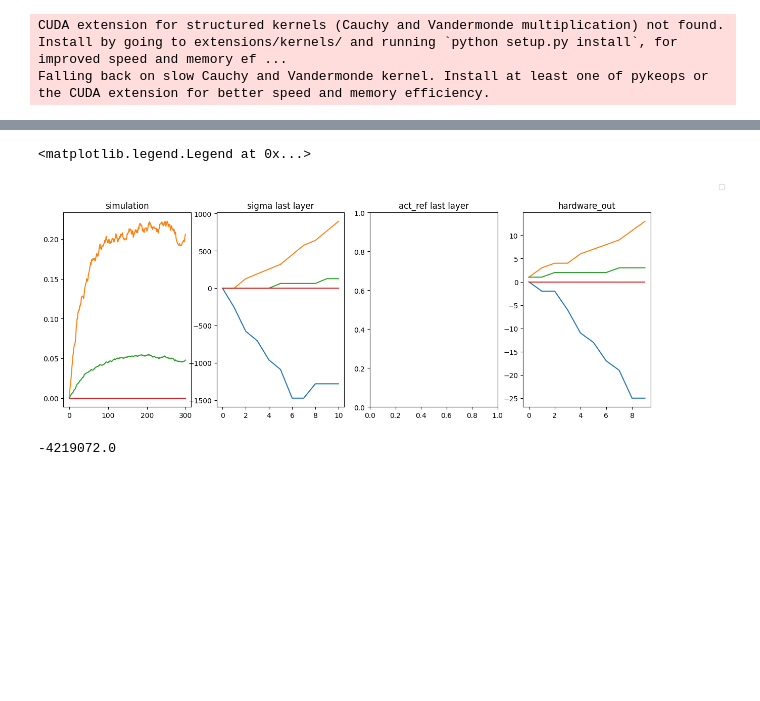
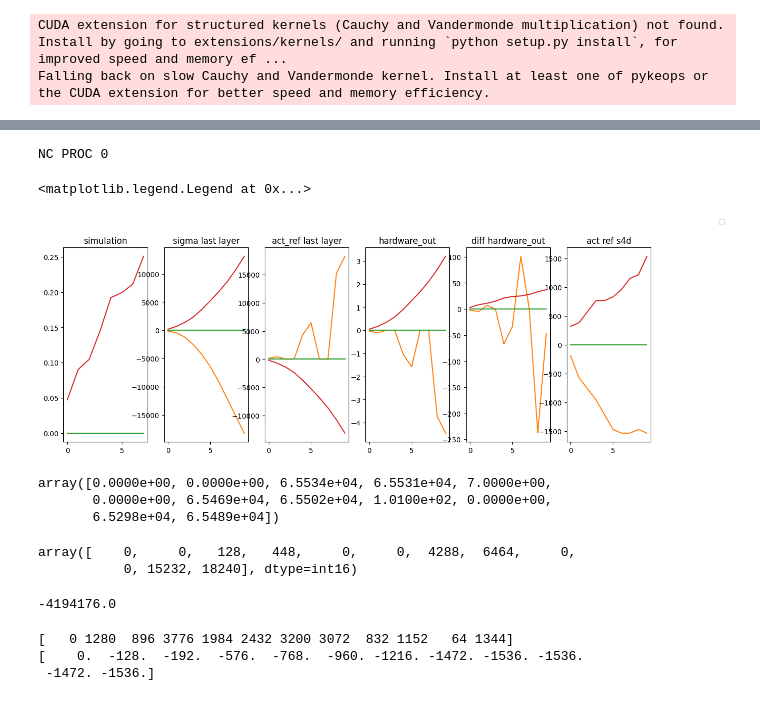
Before and after one commit to lava-nc/lava-dl, a Jupyter notebook: src/lava/lib/dl/slayer/state_space_models/sCIFAR/debugging_notebook.ipynb, the cells around one changed output, grey strips where cells are left out. Saved outputs shown, nothing was run; the diff lists cells and outputs as text; code cells hidden in the pictures; blank space fills up the shorter version.

```diff
--- a/src/lava/lib/dl/slayer/state_space_models/sCIFAR/debugging_notebook.ipynb
+++ b/src/lava/lib/dl/slayer/state_space_models/sCIFAR/debugging_notebook.ipynb
@@ -36,8 +36,8 @@ Falling back on slow Cauchy and Vandermonde kernel. Install at least one of pyke
 # %%
 batch_size = 1
 inp_dim = 4
-actual_inp = 3
-L = 300 # sequence length
+actual_inp = inp_dim
+L = 10 # sequence length
 dropout = 0
 inp = torch.rand(batch_size, actual_inp, L)
 d_state = 1
@@ -153,5 +153,5 @@ print(loaded_net)
 # %%
-inp_exp = 8
+inp_exp = 6
 lava_inp = diff_inp.detach().numpy().reshape((actual_inp, L)) * 2**inp_exp
 # %%
 # get output from loaded lava net
@@ -171,9 +171,9 @@ os.environ['LOIHI_GEN'] = "N3C1"
 n_steps = L
 
 spiker = SourceBuffer(data=lava_inp)
-adapter_i = PyToNxAdapter(shape=(actual_inp, ), num_message_bits=16)
-adapter_o = NxToPyAdapter(shape=(inp_dim,), num_message_bits=16)
-receiver = SinkBuffer(buffer = n_steps, shape=(inp_dim,))
+adapter_i = PyToNxAdapter(shape=(actual_inp, ), num_message_bits=24)
+adapter_o = NxToPyAdapter(shape=(inp_dim,), num_message_bits=24)
+receiver = SinkBuffer(buffer = n_steps+len(loaded_net), shape=(inp_dim,))
 
 
 spiker.s_out.connect(adapter_i.inp)
@@ -181,9 +181,6 @@ adapter_i.out.connect(loaded_net.inp)
 loaded_net.out.connect(adapter_o.inp)
 adapter_o.out.connect(receiver.a_in)
 
-exception_map = {SigmaS4dDelta : NcModelSigmaS4dDelta}
-run_cfg = Loihi2HwCfg(exception_proc_model_map=exception_map)
-
 run_cfg = Loihi2HwCfg()
 # %%
 run_cfg = Loihi2HwCfg()
@@ -192,10 +189,18 @@ run_cond = RunSteps(num_steps=1)
 sigmas = np.zeros((inp_dim, L+len(loaded_net)))
 act_refs = np.zeros((inp_dim, L+len(loaded_net)))
 
+sigmas_s4d = np.zeros((inp_dim, L+len(loaded_net)))
+act_refs_s4d = np.zeros((inp_dim, L+len(loaded_net)))
+
 for t in range(L+len(loaded_net)):
 
     loaded_net.run(run_cond, run_cfg)
     sigmas[:, t] = loaded_net.layers[-1].neuron.sigma.get()
+    act_refs[:, t] = loaded_net.layers[-1].neuron.act.get()
+    sigmas_s4d[:, t] = loaded_net.layers[-2].neuron.sigma.get()
+    act_refs_s4d[:, t] = loaded_net.layers[-2].neuron.act.get()
 
 received_data_lava = receiver.data.get()
-loaded_net.stop()
+# loaded_net.stop()
+# %% [output]
+NC PROC 0
@@ -202,23 +209,47 @@ loaded_net.stop()
 # %%
-fig, axs = plt.subplots(1, 4, figsize=(15, 5))
-axs[0].plot(np.cumsum(out_dl[0].detach().numpy(), axis=1).T);
+fig, axs = plt.subplots(1, 6, figsize=(15, 5))
+axs[0].plot(np.cumsum(out_dl[0].detach().numpy(), axis=1)[:, :-len(loaded_net)].T);
 axs[0].set_title("simulation")
-axs[3].plot(np.cumsum(received_data_lava, axis=1)[:, :10].T.astype(np.int16));
+
+axs[1].plot(sigmas[:, len(loaded_net):].T.astype(np.int16))
+axs[1].set_title("sigma last layer")
+axs[2].plot(act_refs[:, len(loaded_net):].T.astype(np.int16))
+axs[2].set_title("act_ref last layer")
+axs[3].plot(np.cumsum(received_data_lava, axis=1)[:, len(loaded_net):].T.astype(np.int16) / 2**inp_exp);
 axs[3].set_title("hardware_out")
-axs[1].plot(sigmas[:, len(loaded_net)-1:13].T.astype(np.int16))
-axs[1].set_title("sigma last layer")
-#axs[2].plot(act_refs[:, len(loaded_net):].T.astype(np.int16))
-axs[2].set_title("act_ref last layer")
-
+axs[4].plot(received_data_lava[:, len(loaded_net):].T.astype(np.int16));
+axs[4].set_title("diff hardware_out")
+axs[5].plot(act_refs_s4d[:, len(loaded_net):].T.astype(np.int16));
+axs[5].set_title("act ref s4d")
 fig.legend()
 
 #error = np.cumsum(out_dl[0].detach().numpy(), axis=1)[:, :-2].T - np.cumsum(received_data_lava, axis=1)[:, 2:].T.astype(np.int16)* 2**-inp_exp
 #summed_error = np.sum(error**2)
 #print(f"{summed_error=}")
 # %% [output]
 <matplotlib.legend.Legend at 0x...>
-[figure, old version]
+[figure, new version]
-# %%
-print(np.min(sigmas))
-# %% [output]
--4219072.0
+# %%
+received_data_lava[1]#.astype(np.int32)
+# %% [output]
+array([0.0000e+00, 0.0000e+00, 6.5534e+04, 6.5531e+04, 7.0000e+00,
+       0.0000e+00, 6.5469e+04, 6.5502e+04, 1.0100e+02, 0.0000e+00,
+       6.5298e+04, 6.5489e+04])
+# %%
+act_refs[1].astype(np.int16)
+# %% [output]
+array([    0,     0,   128,   448,     0,     0,  4288,  6464,     0,
+           0, 15232, 18240], dtype=int16)
+# %%
+act_refs[1][2]#.astype(np.int16)
+# %% [output]
+-4194176.0
+# %%
+inp = sigmas_s4d[1].astype(np.int32)
+print(inp)
+s4d_out = act_refs_s4d[1]
+print(s4d_out)
+# %% [output]
+[   0 1280  896 3776 1984 2432 3200 3072  832 1152   64 1344]
+[    0.  -128.  -192.  -576.  -768.  -960. -1216. -1472. -1536. -1536.
+ -1472. -1536.]
```
Also changed, not shown: parts of 16 cells of this notebook, 3 other files.
